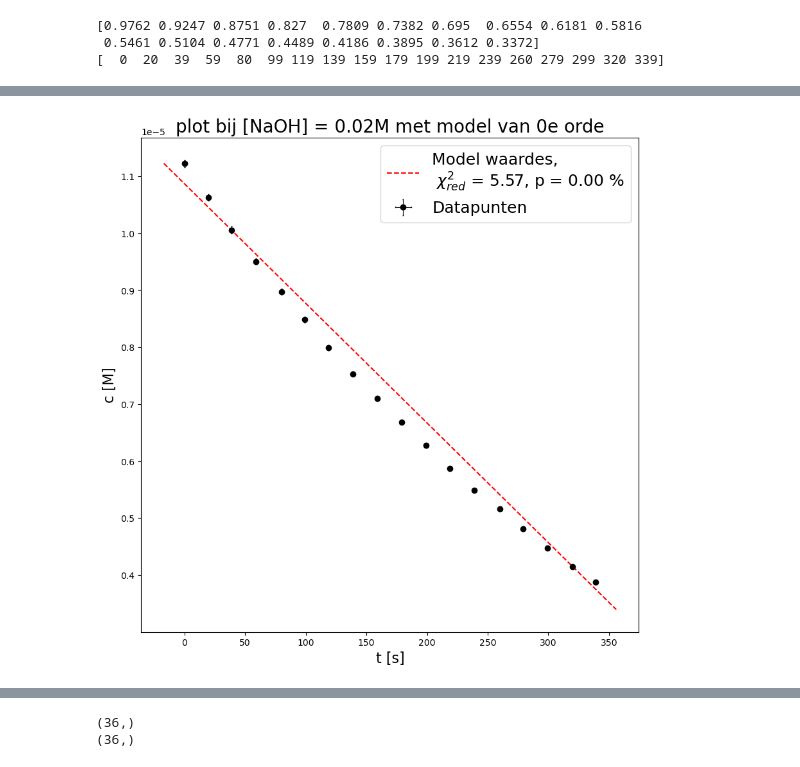
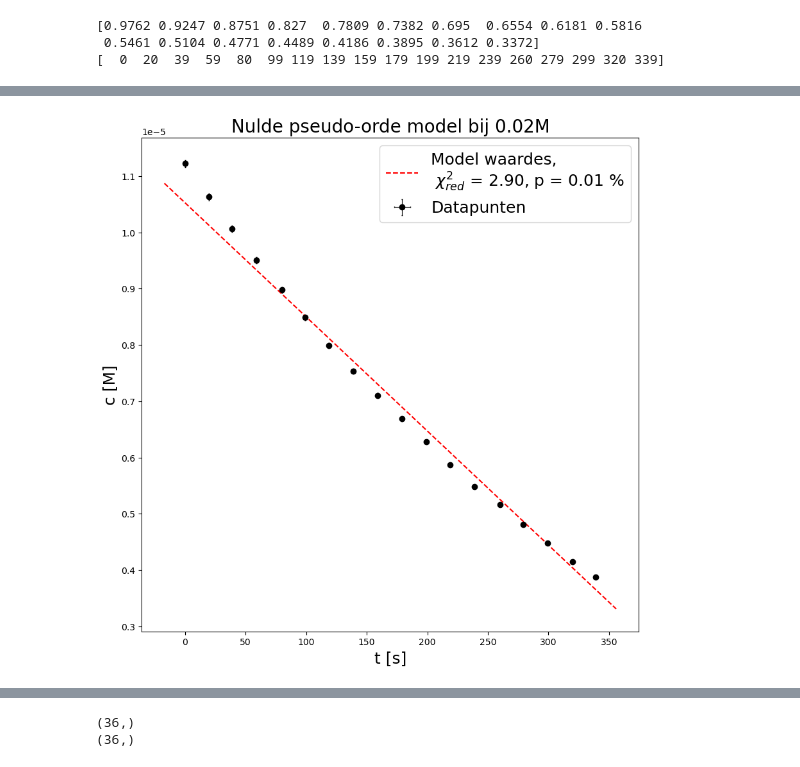
Before and after one commit to justlearning42/Experimentele_vscode, a Jupyter notebook: kinetica.ipynb, the cells around one changed output, grey strips where cells are left out. Cells and saved outputs as stored; diff of their text form; code cells hidden in the pictures.

```diff
--- a/kinetica.ipynb
+++ b/kinetica.ipynb
@@ -180,11 +188,11 @@ plot_fit(tijden_set_1, concentraties_set_1, np.full(np.shape(tijden_set_1),0), f
 # %%
 # eerste set metingen 2e orde
 def initial_vals(x,y):
-    return [0.96e-5,2.1e-8]
+    return [1,1]
 
 
 parameters = ['c_0', 'k']
-outp = fit(parameters, snelheidsmodel_2eorde, initial_vals, tijden_set_1, concentraties_set_1, fouten_set_1)
+outp = fit(parameters, snelheidsmodel_2eorde, initial_vals, tijden_set_1, concentraties_set_1, fouten_set_1, detailed_logs=True)
 parameterwaarden = [fitwaarde[0] for fitwaarde in outp]
 for met in outp:
     latex_print_meting(met)
@@ -227,10 +237,10 @@ plot_fit(tijden_set_1, 1/concentraties_set_1, np.full(np.shape(tijden_set_1),0),
 # %%
 # eerste set metingen: 1e orde
 def initial_vals(x,y):
-    return [0.96e-5,2.1e-8]
+    return [1,0.0001]
 
 parameters = ['c_0', 'k']
-outp = fit(parameters, snelheidsmodel_1eorde, initial_vals, tijden_set_1, concentraties_set_1, fouten_set_1)
+outp = fit(parameters, snelheidsmodel_1eorde, initial_vals, tijden_set_1, concentraties_set_1, fouten_set_1, detailed_logs=True)
 k1 = sp.symbols('k1')
 K1 = vector_to_datapunt(outp[1],k1)
 print(outp)
@@ -284,7 +299,7 @@ for i in range(36): #alle meetpunten afgaan --let op! het is 0.06, niet 0.006!
         numstring = str(i)
     else:
         numstring = '0'+str(i)
-    adres = "C:/Users/User/Documents/Cas/Unif/2e can/experimentele/week 12 chemie I/NaOH0.03/0.03MnaOh_Absorbance__"+str(i)+'__000'+numstring+'.txt'
+    adres = "NaOH0.03/0.03MnaOh_Absorbance__"+str(i)+'__000'+numstring+'.txt'
     file = open(adres, 'rt')
     tekst = file.read();file.close()
     tekst = tekst.split('590,095	')
@@ -367,7 +384,7 @@ def initial_vals(x,y):
 
 
 parameters = ['c_0', 'k']
-outp = fit(parameters, snelheidsmodel_0eorde, initial_vals, tijden_set_2, concentraties_set_2 , fouten_set_2 )
+outp = fit(parameters, snelheidsmodel_0eorde, initial_vals, tijden_set_2, concentraties_set_2 , fouten_set_2, detailed_logs=True)
 parameterwaarden = [fitwaarde[0] for fitwaarde in outp]
 print(outp)
 for met in outp:
@@ -405,8 +430,9 @@ $21.0^{-0.026577938910996506}_{+1.1317898210130863}\cdot 10^{-9}$
 # %%
-plot_fit(tijden_set_2, concentraties_set_2, np.full(np.shape(tijden_set_2),0), fouten_set_2**2/12, 't [s]', 'c [M]', 'plot bij [NaOH] = 0.02M met model van 0e orde', snelheidsmodel_0eorde,
-          parameterwaarden, 5.57, 3.551e-12, save_name = 'dataset_2_fit_0e_orde.png',fontsize = 18, titlesize = 20, axsize = 16)
+plot_fit(tijden_set_2, concentraties_set_2, np.full(np.shape(tijden_set_2),0), fouten_set_2**2/12, 't [s]', 'c [M]',
+          'Nulde pseudo-orde model bij 0.02M', snelheidsmodel_0eorde,
+          parameterwaarden, 2.895, 8.6864e-05, save_name = 'dataset_2_fit_0e_orde.png',fontsize = 18, titlesize = 20, axsize = 18)
 # %% [output]
-[figure, old version]
+[figure, new version]
 # %%
 # tweede set metingen: 1e orde
 def initial_vals(x,y):
```
Also changed, not shown: parts of 23 cells of this notebook, 3 other files.
